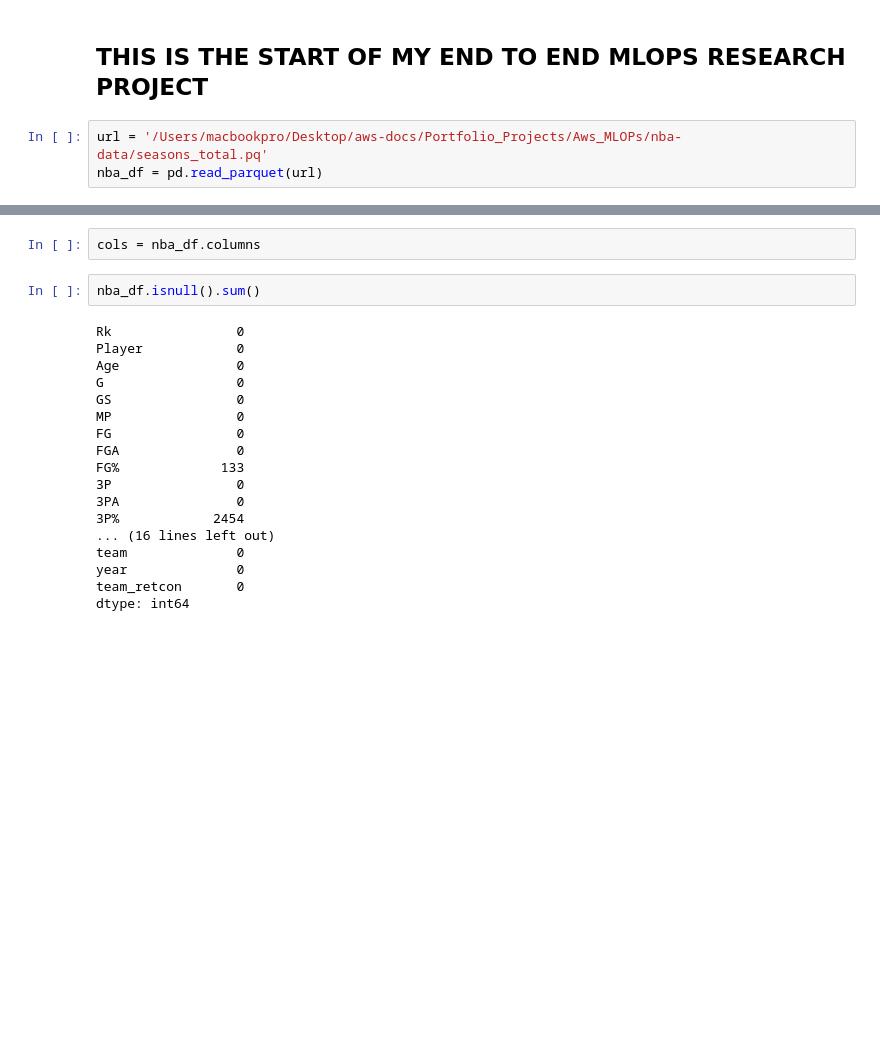
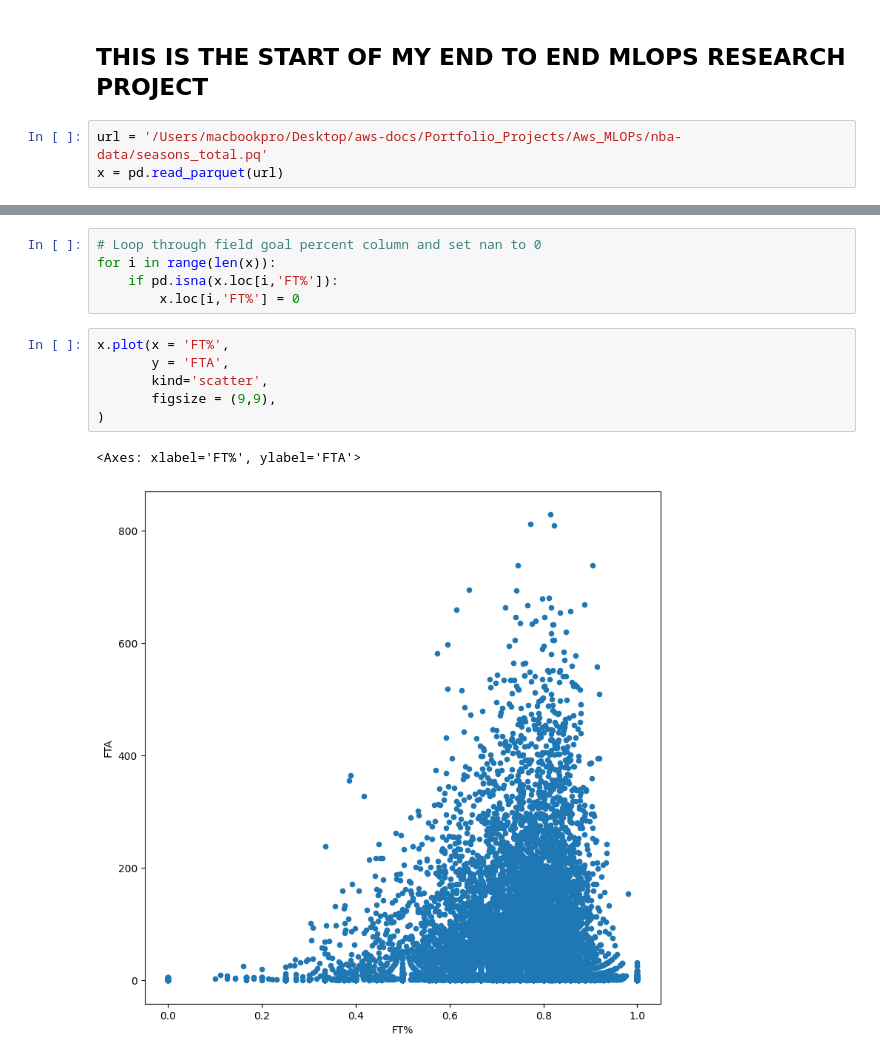
Before and after one commit to Geelit989/Portfolio_Projects, a Jupyter notebook: Aws_MLOPs/MLOPs.ipynb, the cells around one changed output, grey strips where cells are left out. Drawn from its saved outputs; the diff is of its cells as text; blank space fills up the shorter version.

Commit message:
add for loop and plot

```diff
--- a/Aws_MLOPs/MLOPs.ipynb
+++ b/Aws_MLOPs/MLOPs.ipynb
@@ -6,5 +7,5 @@ import sqlite3
 ## THIS IS THE START OF MY END TO END MLOPS RESEARCH PROJECT
 # %%
 url = '/Users/macbookpro/Desktop/aws-docs/Portfolio_Projects/Aws_MLOPs/nba-data/seasons_total.pq'
-nba_df = pd.read_parquet(url)
+x = pd.read_parquet(url)
 # %%
@@ -47,25 +48,17 @@ nba_df.describe().T
 | PF | 12698.0 | 53.916388 | 70.284956 | 0.0 | 2.200 | 11.000 | 95.000 | 371.0 |
 | PTS | 12698.0 | 249.069121 | 378.495947 | 0.0 | 7.300 | 31.000 | 371.000 | 2380.0 |
 | year | 12698.0 | 2009.766656 | 8.402434 | 1995.0 | 2003.000 | 2010.000 | 2017.000 | 2023.0 |
-# %%
-cols = nba_df.columns
-# %%
-nba_df.isnull().sum()
-# %% [output]
-Rk                0
-Player            0
-Age               0
-G                 0
-GS                0
-MP                0
-FG                0
-FGA               0
-FG%             133
-3P                0
-3PA               0
-3P%            2454
-... (16 lines left out)
-team              0
-year              0
-team_retcon       0
-dtype: int64
+# %%
+# Loop through field goal percent column and set nan to 0
+for i in range(len(x)):
+    if pd.isna(x.loc[i,'FT%']):
+        x.loc[i,'FT%'] = 0
+# %%
+x.plot(x = 'FT%',
+       y = 'FTA',
+       kind='scatter',
+       figsize = (9,9),
+)
+# %% [output]
+<Axes: xlabel='FT%', ylabel='FTA'>
+[figure, added]
```
Also changed, not shown: parts of 4 cells of this notebook.
